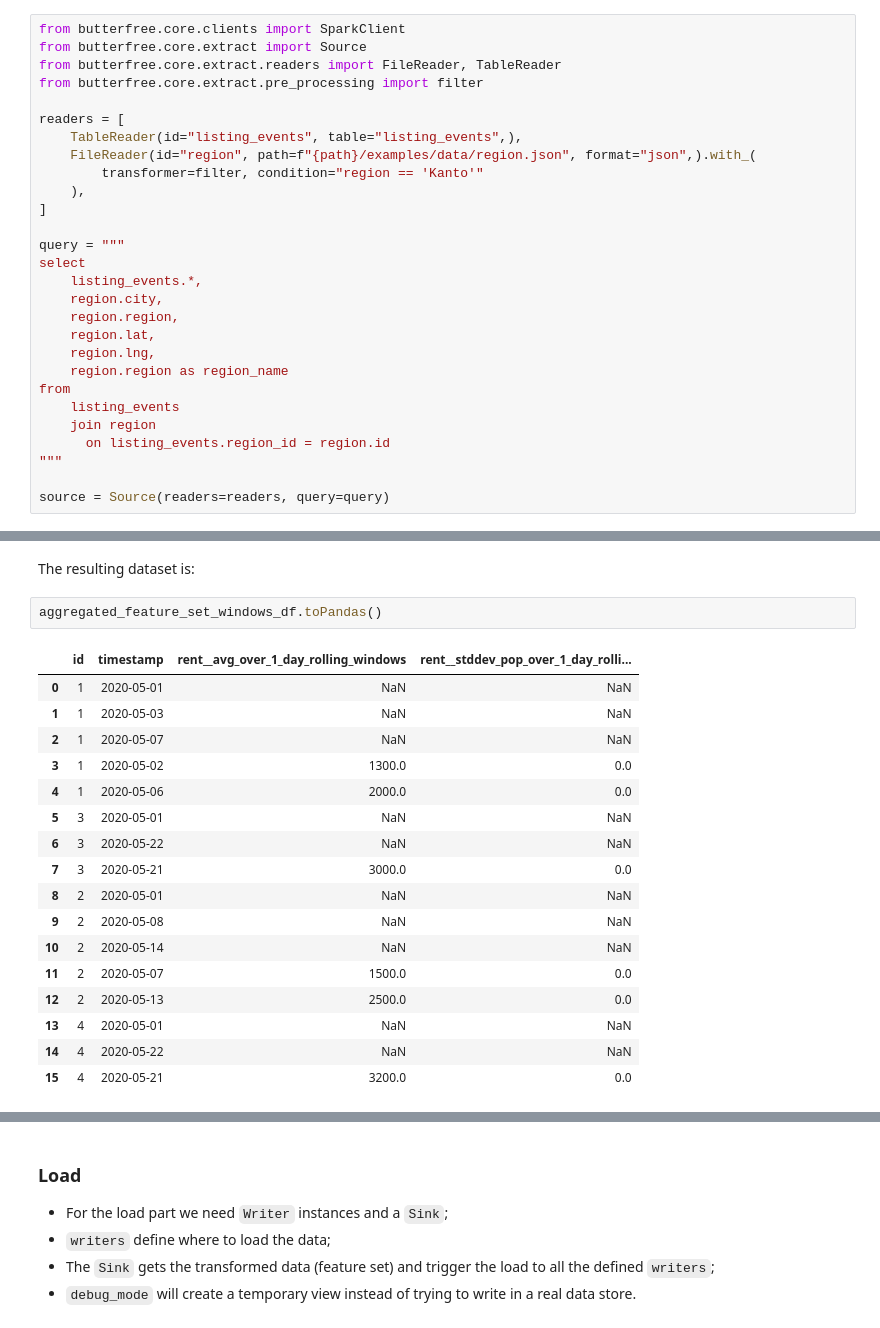
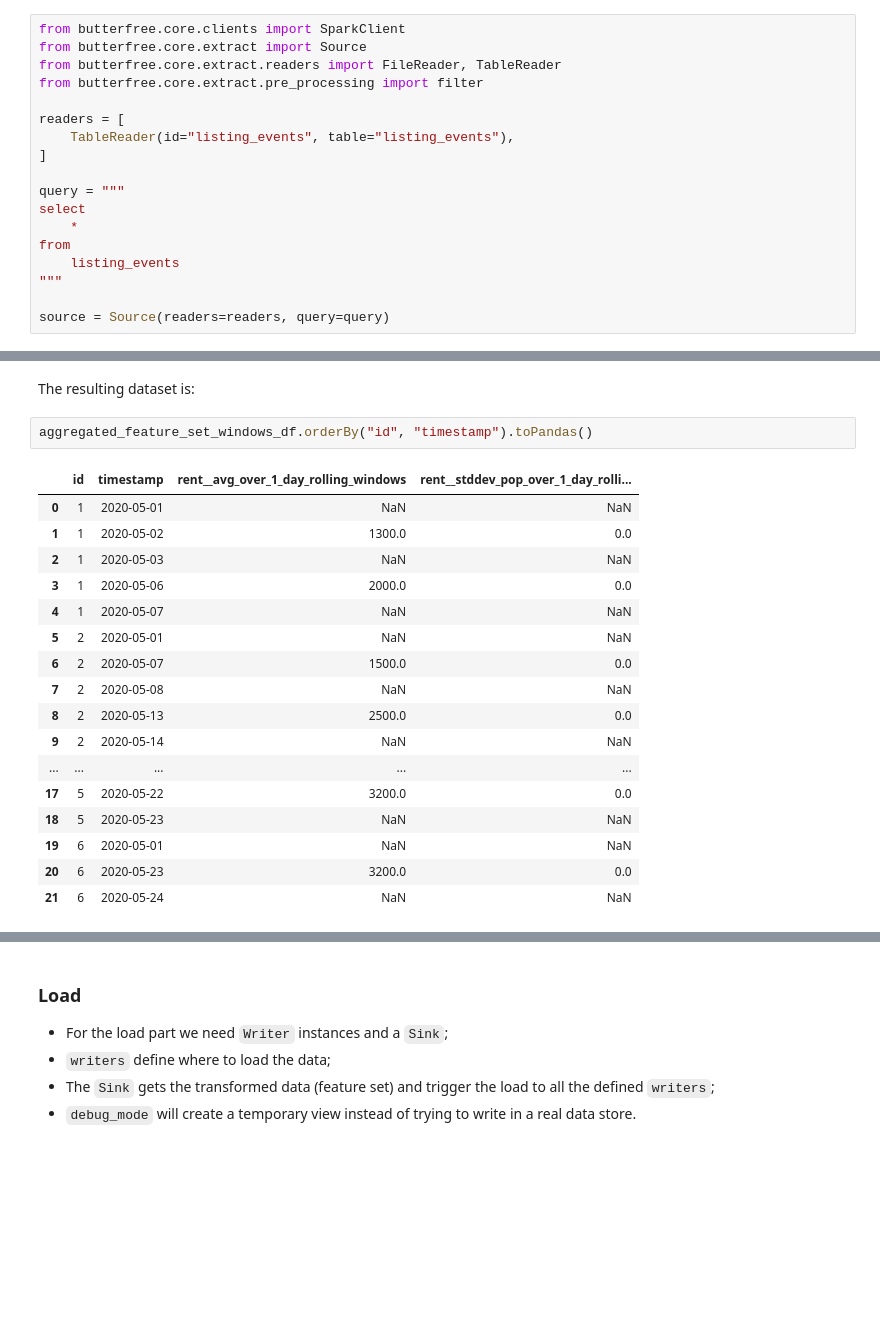
Before and after one commit to quintoandar/butterfree, a Jupyter notebook: examples/aggregated_feature_set/aggregated_feature_set .ipynb, the cells around one changed output, grey strips where cells are left out. Saved outputs shown, nothing was run; the diff lists cells and outputs as text; blank space fills up the shorter version.

```diff
--- a/examples/aggregated_feature_set/aggregated_feature_set .ipynb
+++ b/examples/aggregated_feature_set/aggregated_feature_set .ipynb
@@ -100,24 +84,14 @@ from butterfree.core.extract.readers import FileReader, TableReader
 from butterfree.core.extract.pre_processing import filter
 
 readers = [
-    TableReader(id="listing_events", table="listing_events",),
-    FileReader(id="region", path=f"{path}/examples/data/region.json", format="json",).with_(
-        transformer=filter, condition="region == 'Kanto'"
-    ),
+    TableReader(id="listing_events", table="listing_events"),
 ]
 
 query = """
 select
-    listing_events.*,
-    region.city,
-    region.region,
-    region.lat,
-    region.lng,
-    region.region as region_name
+    *
 from
     listing_events
-    join region
-      on listing_events.region_id = region.id
 """
 
 source = Source(readers=readers, query=query)
@@ -210,22 +188,22 @@ aggregated_feature_set_windows_df = aggregated_feature_set.construct(
 # %% [markdown]
 The resulting dataset is:
 # %%
-aggregated_feature_set_windows_df.toPandas()
+aggregated_feature_set_windows_df.orderBy("id", "timestamp").toPandas()
 # %% [output]
 |  | id | timestamp | rent__avg_over_1_day_rolling_windows | rent__stddev_pop_over_1_day_rolli... |
 | 0 | 1 | 2020-05-01 | NaN | NaN |
-| 1 | 1 | 2020-05-03 | NaN | NaN |
-| 2 | 1 | 2020-05-07 | NaN | NaN |
-| 3 | 1 | 2020-05-02 | 1300.0 | 0.0 |
-| 4 | 1 | 2020-05-06 | 2000.0 | 0.0 |
-| 5 | 3 | 2020-05-01 | NaN | NaN |
-| 6 | 3 | 2020-05-22 | NaN | NaN |
-| 7 | 3 | 2020-05-21 | 3000.0 | 0.0 |
-| 8 | 2 | 2020-05-01 | NaN | NaN |
-| 9 | 2 | 2020-05-08 | NaN | NaN |
-| 10 | 2 | 2020-05-14 | NaN | NaN |
-| 11 | 2 | 2020-05-07 | 1500.0 | 0.0 |
-| 12 | 2 | 2020-05-13 | 2500.0 | 0.0 |
-| 13 | 4 | 2020-05-01 | NaN | NaN |
-| 14 | 4 | 2020-05-22 | NaN | NaN |
-| 15 | 4 | 2020-05-21 | 3200.0 | 0.0 |
+| 1 | 1 | 2020-05-02 | 1300.0 | 0.0 |
+| 2 | 1 | 2020-05-03 | NaN | NaN |
+| 3 | 1 | 2020-05-06 | 2000.0 | 0.0 |
+| 4 | 1 | 2020-05-07 | NaN | NaN |
+| 5 | 2 | 2020-05-01 | NaN | NaN |
+| 6 | 2 | 2020-05-07 | 1500.0 | 0.0 |
+| 7 | 2 | 2020-05-08 | NaN | NaN |
+| 8 | 2 | 2020-05-13 | 2500.0 | 0.0 |
+| 9 | 2 | 2020-05-14 | NaN | NaN |
+| ... | ... | ... | ... | ... |
+| 17 | 5 | 2020-05-22 | 3200.0 | 0.0 |
+| 18 | 5 | 2020-05-23 | NaN | NaN |
+| 19 | 6 | 2020-05-01 | NaN | NaN |
+| 20 | 6 | 2020-05-23 | 3200.0 | 0.0 |
+| 21 | 6 | 2020-05-24 | NaN | NaN |
```
Also changed, not shown: parts of 11 cells of this notebook.
